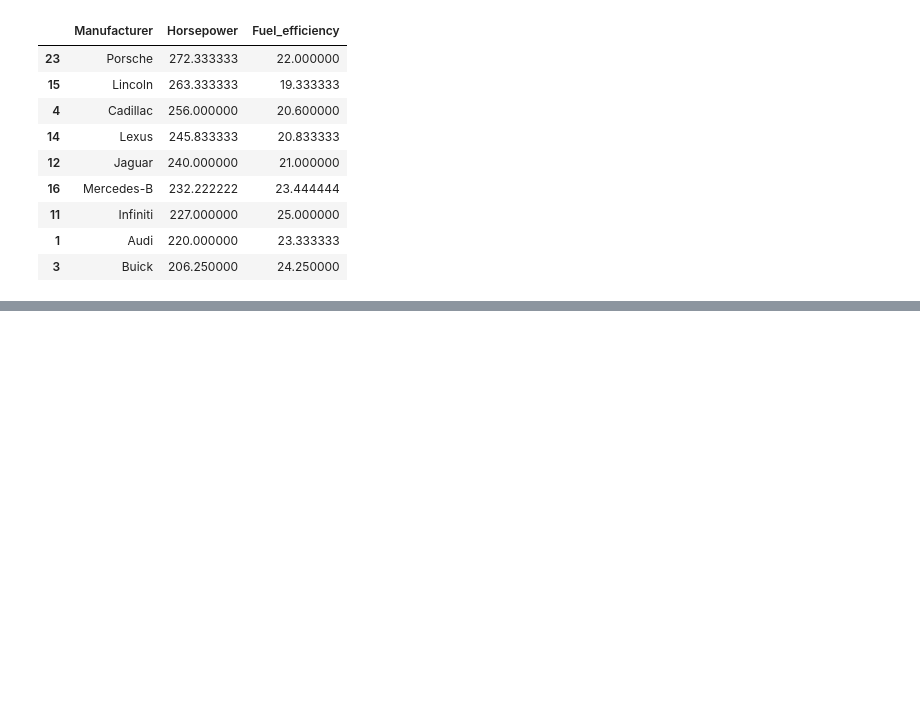
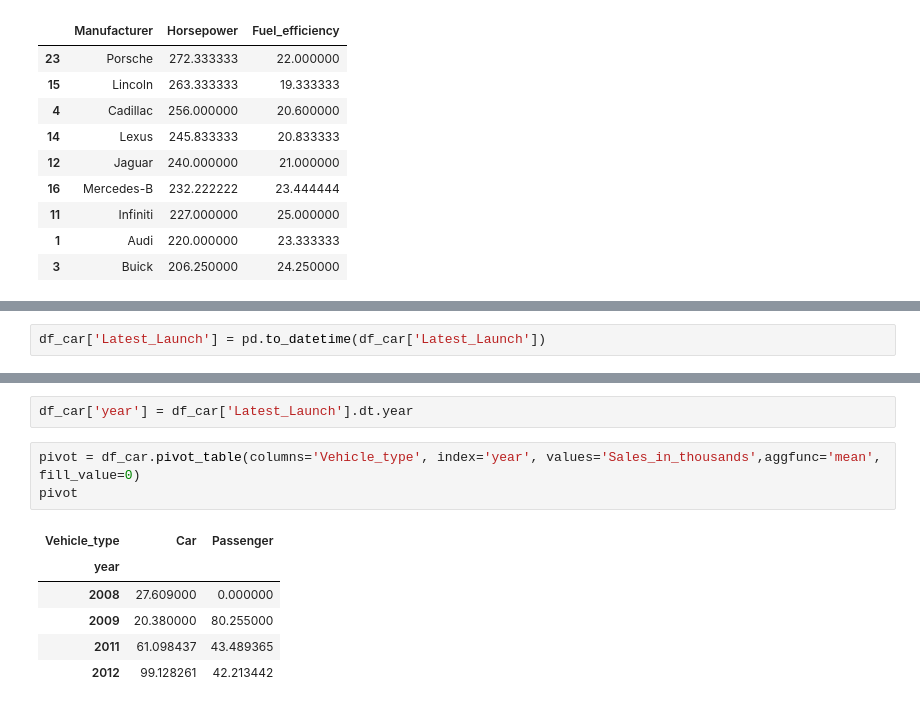
Before and after one commit to Haerulanwar05/Zero-To-ML-Engineer, a Jupyter notebook: Pandas/aggregating_data.ipynb, the cells around one changed output, grey strips where cells are left out. Drawn from its saved outputs; the diff is of its cells as text; blank space fills up the shorter version.

```diff
--- a/Pandas/aggregating_data.ipynb
+++ b/Pandas/aggregating_data.ipynb
@@ -411,0 +457,2 @@ comparison_brand
+# %%
+df_car['Latest_Launch'] = pd.to_datetime(df_car['Latest_Launch'])
@@ -411,0 +479,12 @@ comparison_brand
+# %%
+df_car['year'] = df_car['Latest_Launch'].dt.year
+# %%
+pivot = df_car.pivot_table(columns='Vehicle_type', index='year', values='Sales_in_thousands',aggfunc='mean', fill_value=0)
+pivot
+# %% [output]
+| Vehicle_type | Car | Passenger |
+| year |  |  |
+| 2008 | 27.609000 | 0.000000 |
+| 2009 | 20.380000 | 80.255000 |
+| 2011 | 61.098437 | 43.489365 |
+| 2012 | 99.128261 | 42.213442 |
```
Also changed, not shown: parts of 6 cells of this notebook.
